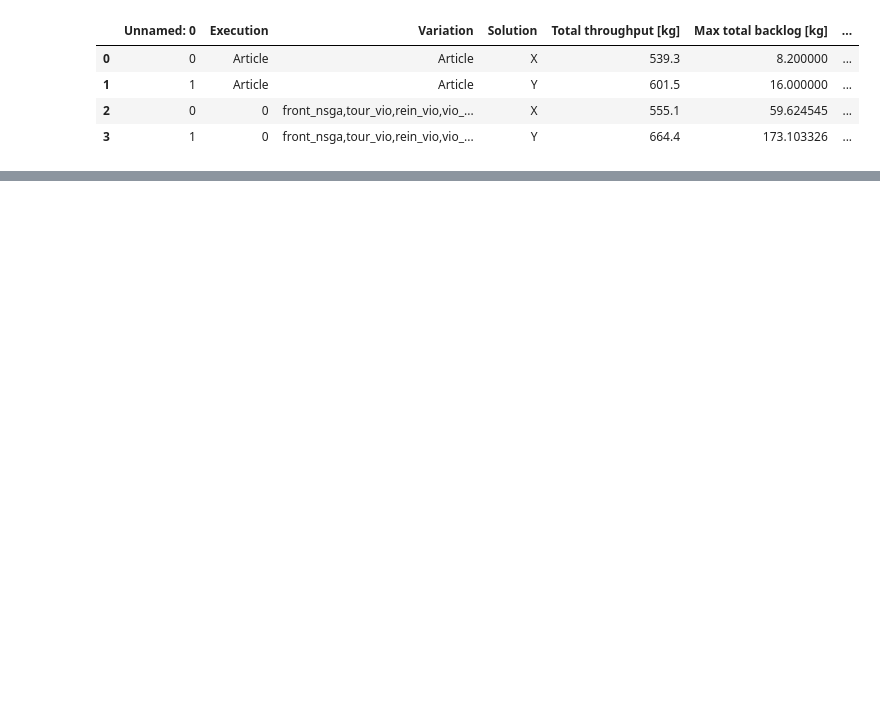
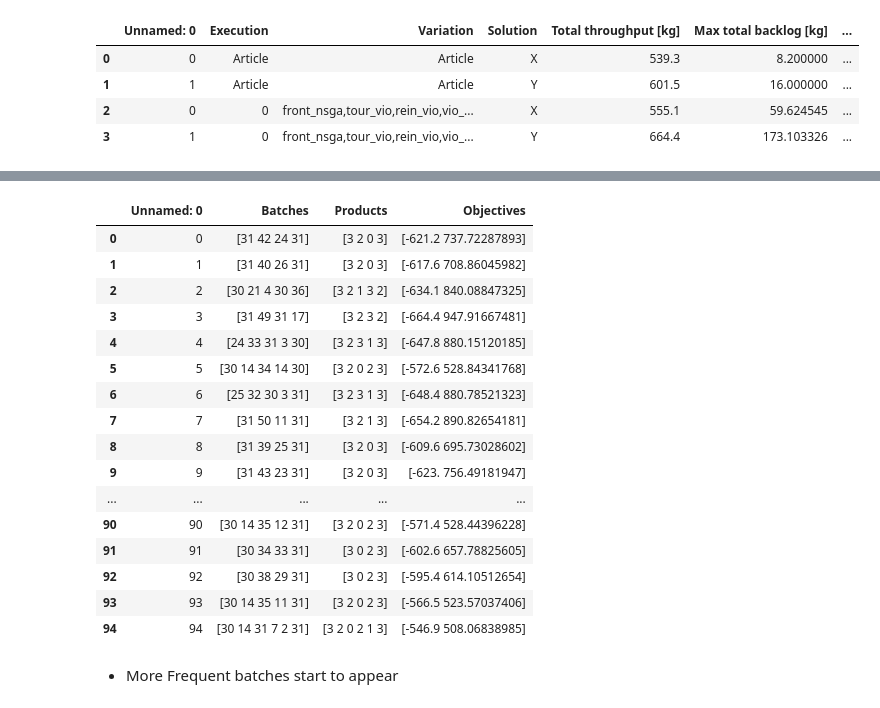
Before and after one commit to DTKx/capacityplanpy, a Jupyter notebook: 02_implementacao/parse_raw.ipynb, the cells around one changed output, grey strips where cells are left out. Saved outputs shown, nothing was run; the diff lists cells and outputs as text; code cells hidden in the pictures; blank space fills up the shorter version.

```diff
--- a/02_implementacao/parse_raw.ipynb
+++ b/02_implementacao/parse_raw.ipynb
@@ -320,0 +364,24 @@ results
+# %%
+name="17-111"+"solutions.csv"
+results=pd.read_csv(root_path_analysis+name)# Import from csv
+results
+# %% [output]
+|  | Unnamed: 0 | Batches | Products | Objectives |
+| 0 | 0 | [31 42 24 31] | [3 2 0 3] | [-621.2 737.72287893] |
+| 1 | 1 | [31 40 26 31] | [3 2 0 3] | [-617.6 708.86045982] |
+| 2 | 2 | [30 21 4 30 36] | [3 2 1 3 2] | [-634.1 840.08847325] |
+| 3 | 3 | [31 49 31 17] | [3 2 3 2] | [-664.4 947.91667481] |
+| 4 | 4 | [24 33 31 3 30] | [3 2 3 1 3] | [-647.8 880.15120185] |
+| 5 | 5 | [30 14 34 14 30] | [3 2 0 2 3] | [-572.6 528.84341768] |
+| 6 | 6 | [25 32 30 3 31] | [3 2 3 1 3] | [-648.4 880.78521323] |
+| 7 | 7 | [31 50 11 31] | [3 2 1 3] | [-654.2 890.82654181] |
+| 8 | 8 | [31 39 25 31] | [3 2 0 3] | [-609.6 695.73028602] |
+| 9 | 9 | [31 43 23 31] | [3 2 0 3] | [-623. 756.49181947] |
+| ... | ... | ... | ... | ... |
+| 90 | 90 | [30 14 35 12 31] | [3 2 0 2 3] | [-571.4 528.44396228] |
+| 91 | 91 | [30 34 33 31] | [3 0 2 3] | [-602.6 657.78825605] |
+| 92 | 92 | [30 38 29 31] | [3 0 2 3] | [-595.4 614.10512654] |
+| 93 | 93 | [30 14 35 11 31] | [3 2 0 2 3] | [-566.5 523.57037406] |
+| 94 | 94 | [30 14 31 7 2 31] | [3 2 0 2 1 3] | [-546.9 508.06838985] |
+# %% [markdown]
+- More Frequent batches start to appear
```
Also changed, not shown: parts of 12 cells of this notebook, 1 other file.
